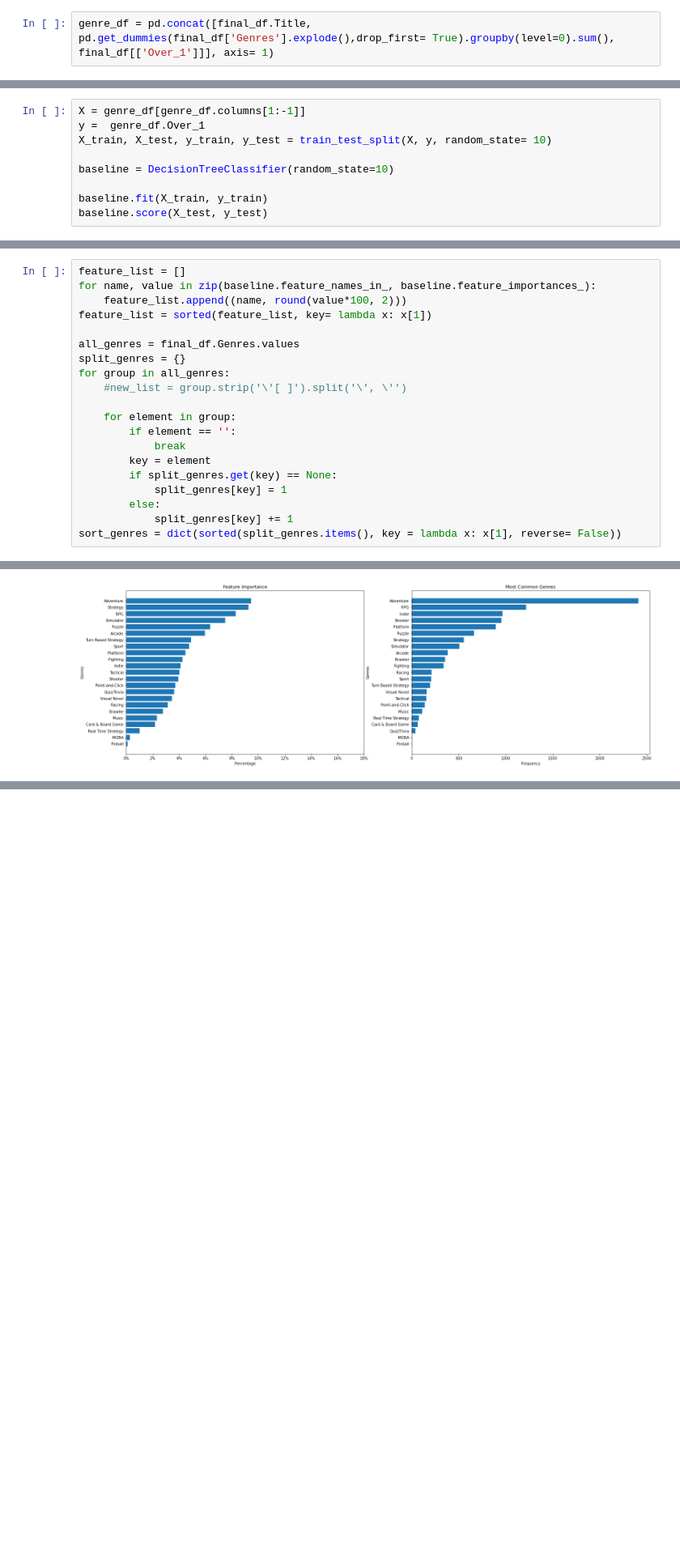
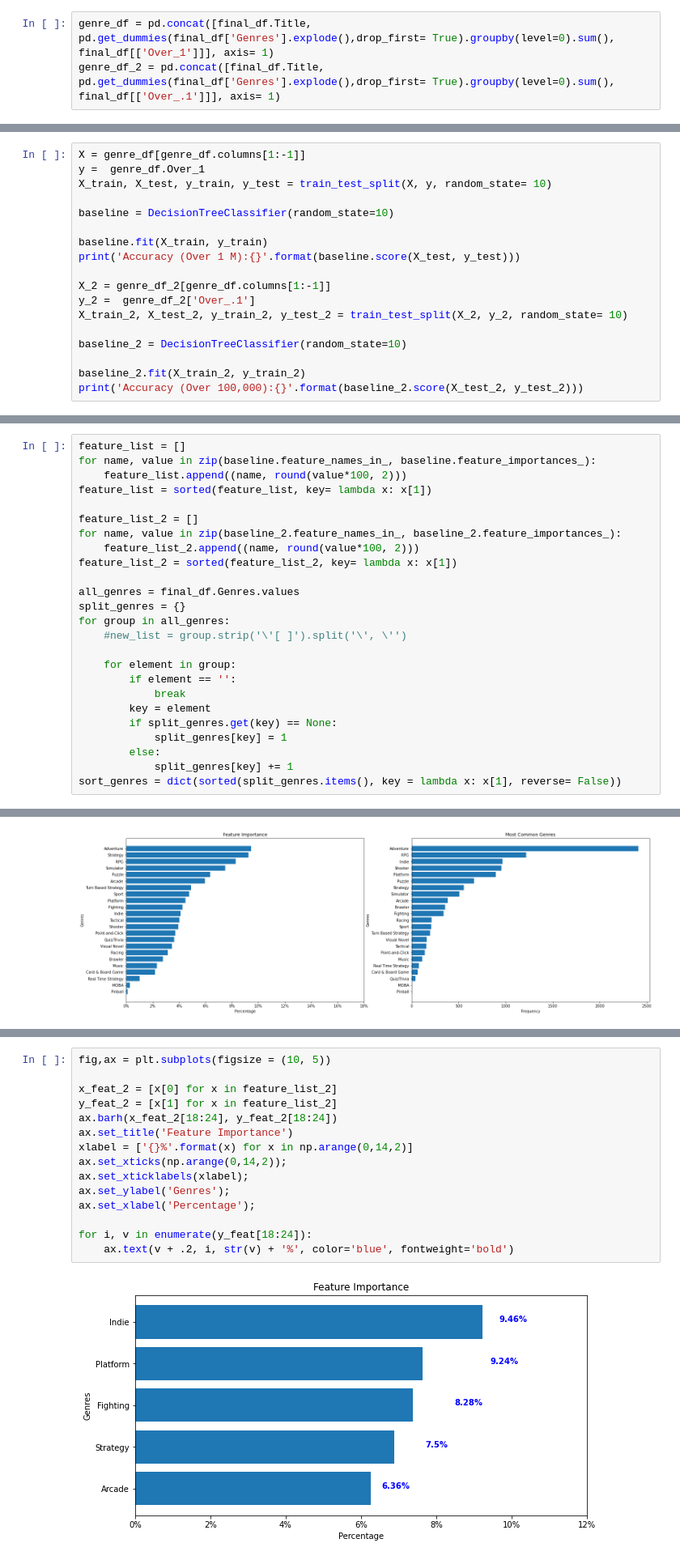
Before and after one commit to Tommyphung1/Predicting-Video-Games-Profit-with-Genres, a Jupyter notebook: Final_Notebook.ipynb, the cells around one changed output, grey strips where cells are left out. Shown: that part at 81% size. Saved outputs shown, nothing was run; the diff lists cells and outputs as text; blank space fills up the shorter version.

Commit message:
More models and training

```diff
--- a/Final_Notebook.ipynb
+++ b/Final_Notebook.ipynb
@@ -130,6 +130,7 @@ When cosidering the most indie games consider sales over **100,000** sales to be
 **90%** of games were not able to make the cut while **10%** was ablt to, doubling the number of games. This make sense since most games have to start as an indie developer before being a successful Triple A title.
 # %%
 genre_df = pd.concat([final_df.Title, pd.get_dummies(final_df['Genres'].explode(),drop_first= True).groupby(level=0).sum(), final_df[['Over_1']]], axis= 1)
+genre_df_2 = pd.concat([final_df.Title, pd.get_dummies(final_df['Genres'].explode(),drop_first= True).groupby(level=0).sum(), final_df[['Over_.1']]], axis= 1)
 # %% [markdown]
 Normal distrbution of games would mean that all types of games were included leaving for a balanced dataset. <br>
 If all or most of the **games perform well**, that would **indirectly lead** to **better sales** in most cases.
@@ -146,5 +147,14 @@ X_train, X_test, y_train, y_test = train_test_split(X, y, random_state= 10)
 baseline = DecisionTreeClassifier(random_state=10)
 
 baseline.fit(X_train, y_train)
-baseline.score(X_test, y_test)
+print('Accuracy (Over 1 M):{}'.format(baseline.score(X_test, y_test)))
+
+X_2 = genre_df_2[genre_df.columns[1:-1]]
+y_2 =  genre_df_2['Over_.1']
+X_train_2, X_test_2, y_train_2, y_test_2 = train_test_split(X_2, y_2, random_state= 10)
+
+baseline_2 = DecisionTreeClassifier(random_state=10)
+
+baseline_2.fit(X_train_2, y_train_2)
+print('Accuracy (Over 100,000):{}'.format(baseline_2.score(X_test_2, y_test_2)))
 # %% [output]
@@ -158,6 +169,11 @@ feature_list = []
 for name, value in zip(baseline.feature_names_in_, baseline.feature_importances_):
     feature_list.append((name, round(value*100, 2)))
 feature_list = sorted(feature_list, key= lambda x: x[1])
+
+feature_list_2 = []
+for name, value in zip(baseline_2.feature_names_in_, baseline_2.feature_importances_):
+    feature_list_2.append((name, round(value*100, 2)))
+feature_list_2 = sorted(feature_list_2, key= lambda x: x[1])
 
 all_genres = final_df.Genres.values
 split_genres = {}
@@ -209,6 +225,23 @@ for i, v in enumerate(y_feat[18:24]):
     ax.text(v + .2, i, str(v) + '%', color='blue', fontweight='bold')
 # %% [output]
 [figure]
+# %%
+fig,ax = plt.subplots(figsize = (10, 5))
+
+x_feat_2 = [x[0] for x in feature_list_2]
+y_feat_2 = [x[1] for x in feature_list_2]
+ax.barh(x_feat_2[18:24], y_feat_2[18:24])
+ax.set_title('Feature Importance')
+xlabel = ['{}%'.format(x) for x in np.arange(0,14,2)]
+ax.set_xticks(np.arange(0,14,2));
+ax.set_xticklabels(xlabel);
+ax.set_ylabel('Genres');
+ax.set_xlabel('Percentage');
+
+for i, v in enumerate(y_feat[18:24]):
+    ax.text(v + .2, i, str(v) + '%', color='blue', fontweight='bold')
+# %% [output]
+[figure, added]
 # %% [markdown]
 Its good to know that not all the genres corralate to the most common genre, meaning that some genres are more influncetial to have than others. This also means that some genre can be interpretted as saturated since even though they make up most of the games genres, they dont perform well in sells.
 Indie games are both a common genre and important based off the model. Uncommone genres like Pinball, Cards, and Trivia doesn't perform well and not in the market for good reason.
```
Also changed, not shown: parts of 11 cells of this notebook.
